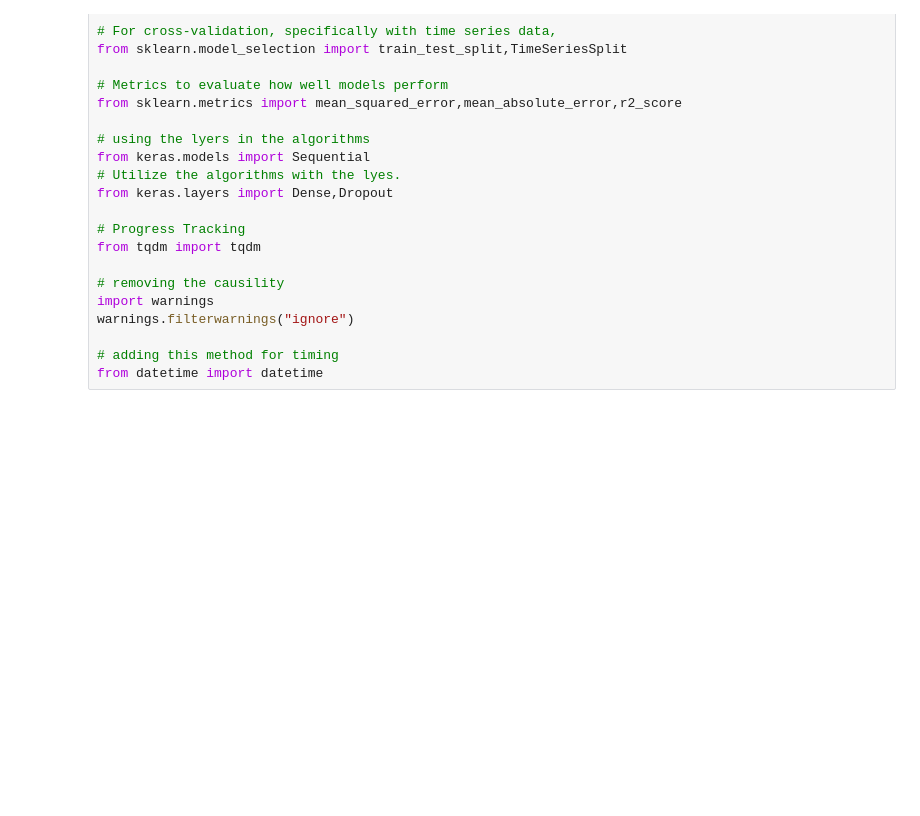
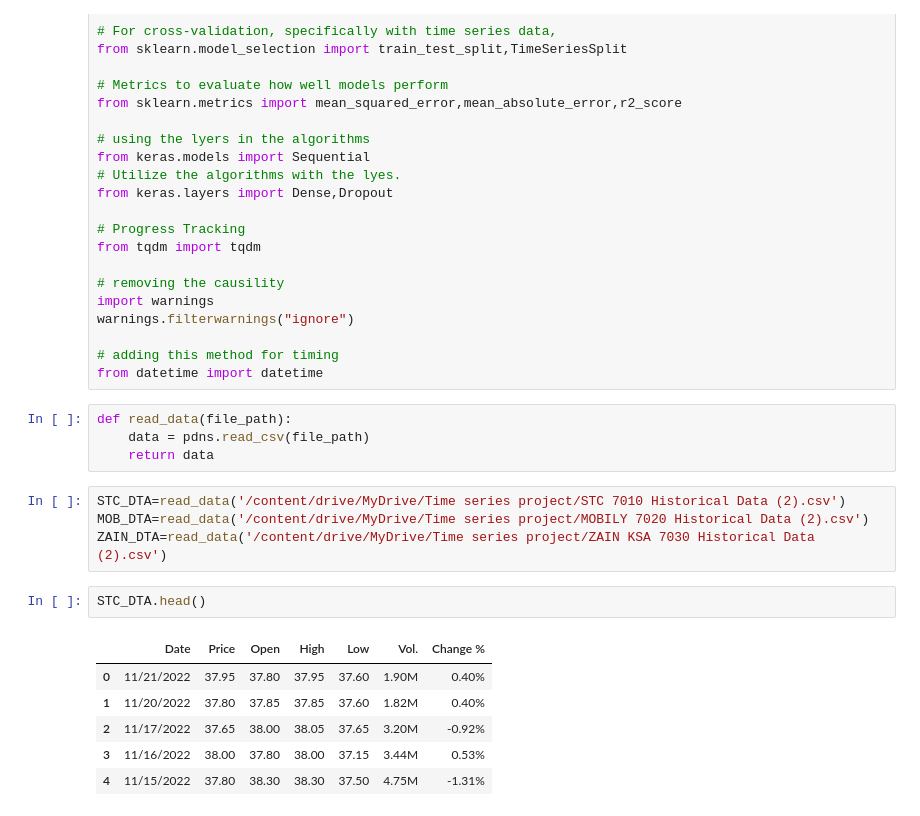
Before and after one commit to aswink71/Time-Series-Project, a Jupyter notebook: Multivaiate_analysis.ipynb, the cells around one changed output. Saved outputs shown, nothing was run; the diff lists cells and outputs as text; blank space fills up the shorter version.

```diff
--- a/Multivaiate_analysis.ipynb
+++ b/Multivaiate_analysis.ipynb
@@ -40,3 +53,20 @@ warnings.filterwarnings("ignore")
 
 # adding this method for timing
 from datetime import datetime
+# %%
+def read_data(file_path):
+    data = pdns.read_csv(file_path)
+    return data
+# %%
+STC_DTA=read_data('/content/drive/MyDrive/Time series project/STC 7010 Historical Data (2).csv')
+MOB_DTA=read_data('/content/drive/MyDrive/Time series project/MOBILY 7020 Historical Data (2).csv')
+ZAIN_DTA=read_data('/content/drive/MyDrive/Time series project/ZAIN KSA 7030 Historical Data (2).csv')
+# %%
+STC_DTA.head()
+# %% [output]
+|  | Date | Price | Open | High | Low | Vol. | Change % |
+| 0 | 11/21/2022 | 37.95 | 37.80 | 37.95 | 37.60 | 1.90M | 0.40% |
+| 1 | 11/20/2022 | 37.80 | 37.85 | 37.85 | 37.60 | 1.82M | 0.40% |
+| 2 | 11/17/2022 | 37.65 | 38.00 | 38.05 | 37.65 | 3.20M | -0.92% |
+| 3 | 11/16/2022 | 38.00 | 37.80 | 38.00 | 37.15 | 3.44M | 0.53% |
+| 4 | 11/15/2022 | 37.80 | 38.30 | 38.30 | 37.50 | 4.75M | -1.31% |
```
Also changed, not shown: parts of 16 cells of this notebook.
